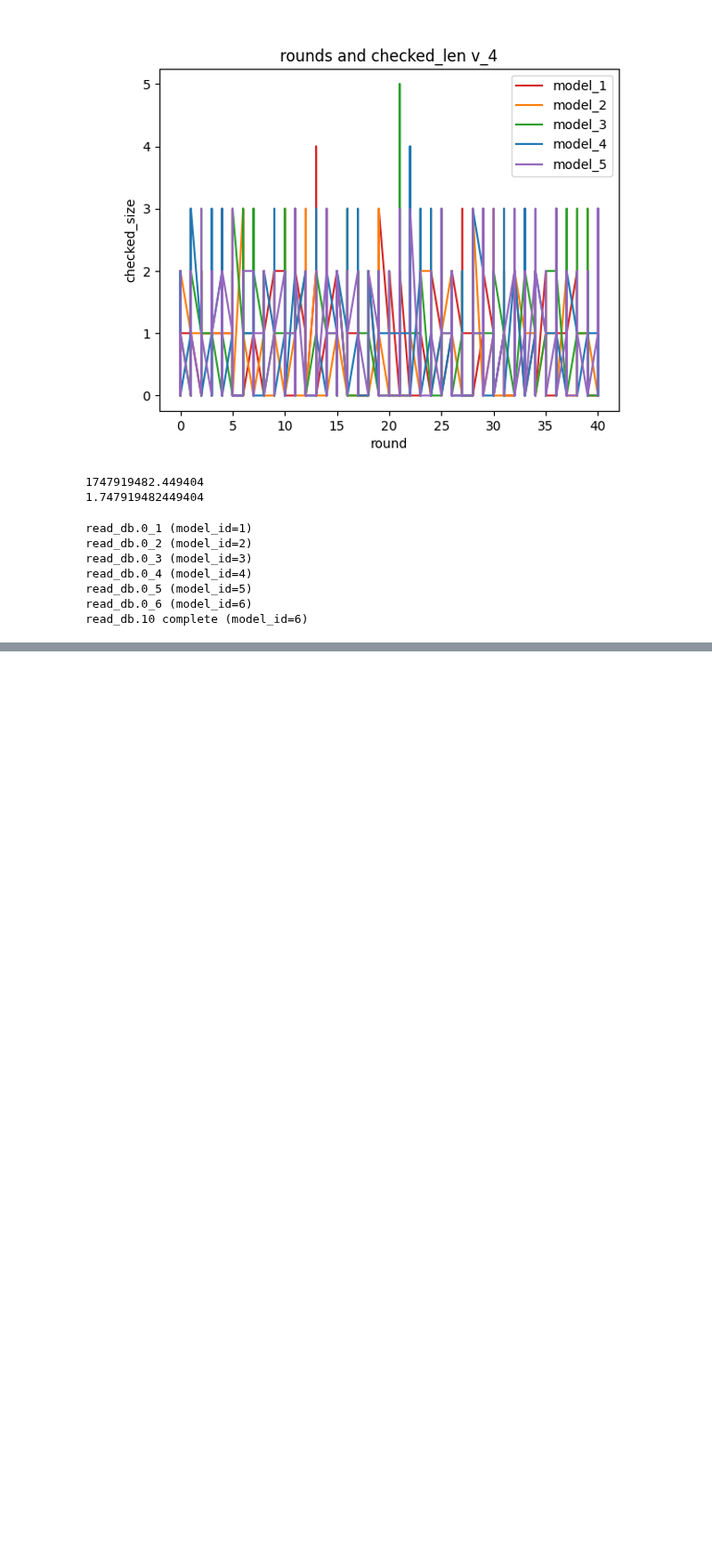
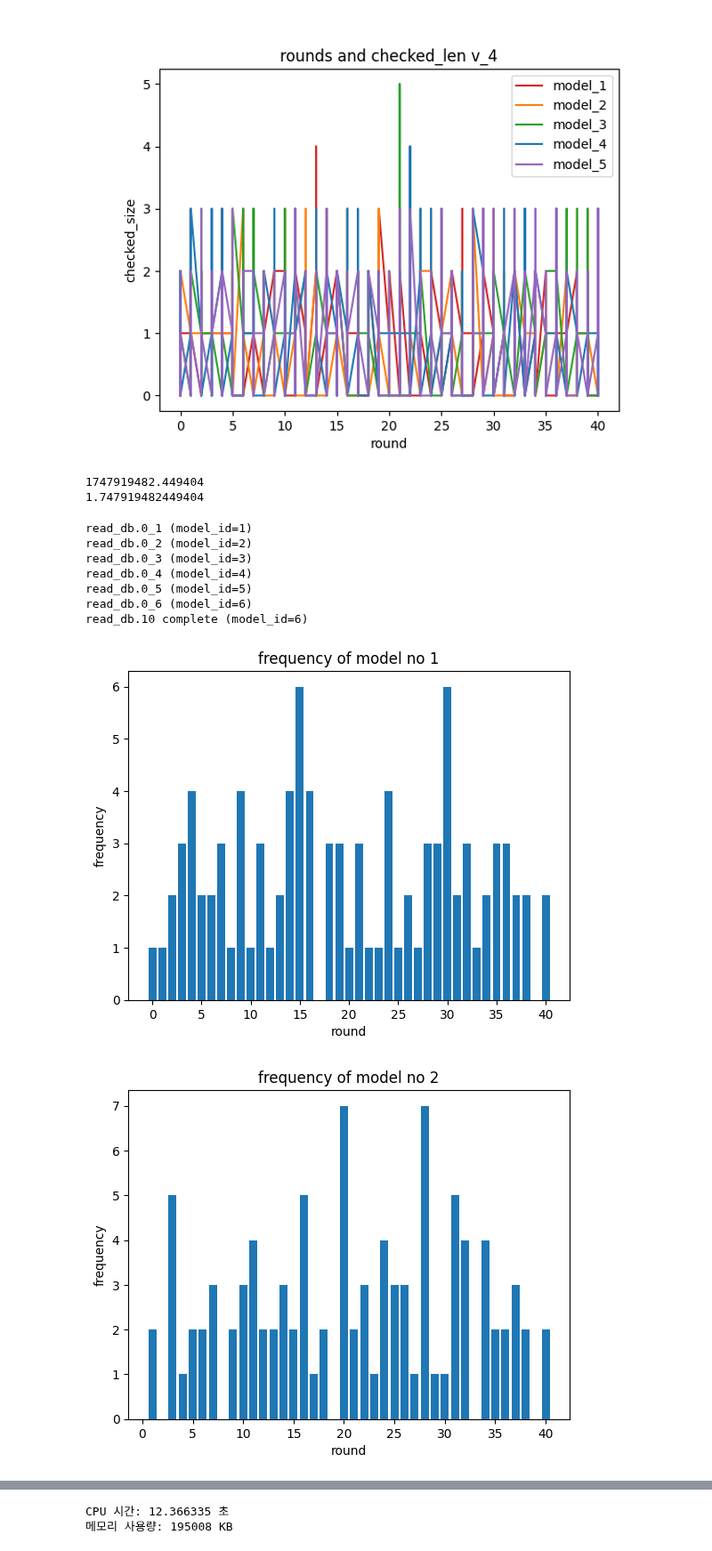
Before and after one commit to swhors/LSTM_Analyze, a Jupyter notebook: sqlite3_example_1.ipynb, the cells around one changed output, grey strips where cells are left out. Shown at 89% size. Cells and saved outputs as stored; diff of their text form; code cells hidden in the pictures; blank space fills up the shorter version.

Commit message:
버그 수정 및 models 직접참조 구조로 변경

```diff
--- a/sqlite3_example_1.ipynb
+++ b/sqlite3_example_1.ipynb
@@ -102,36 +150,17 @@ print(ts)
 # %%
 from lib.db_operate import select_metric, conn_db, close_db
 from datetime import datetime
-#def select_metric(conn, version=-1, model_id=-1, limit=0, verbose=False):
-conn = conn_db("./db/metrics.db")
 model_ids = [1, 2, 3, 4, 5, 6]
-metrics_col = []
-cnt = 1
 test_id = 'P4_4_1'
-for id in model_ids:
-    metric_dict = {'id': id, 'metric': {}}
-    print(f'read_db.0_{cnt} (model_id={id})')
-    cnt += 1
-    metrics = select_metric(conn=conn, test_id=test_id, model_id=id, verbose=False)
-    for metric in metrics:
-        test_id = metric[1]
-        version = metric[2]
-        round = metric[3]
-        matched_len = metric[9]
-        if matched_len >= 3:
-            if round not in metric_dict['metric']:
-                metric_dict['metric'][round] = [version]
-            else:
-                if version not in metric_dict['metric'][round]:
-                    metric_dict['metric'][round].append(version)
-    metrics_col.append(metric_dict)
-close_db(conn)
-print(f'read_db.10 complete (model_id={id})')
+metrics_col = load_data(test_id=test_id, model_ids=model_ids)
+draw_metric(metrics_col=metrics_col)
 # %% [output]
 read_db.0_1 (model_id=1)
 read_db.0_2 (model_id=2)
 read_db.0_3 (model_id=3)
 read_db.0_4 (model_id=4)
 read_db.0_5 (model_id=5)
 read_db.0_6 (model_id=6)
 read_db.10 complete (model_id=6)
+[figure, added]
+[figure, added]
@@ -137,0 +171,2 @@ read_db.10 complete (model_id=6)
+CPU 시간: 12.366335 초
+메모리 사용량: 195008 KB
```
Also changed, not shown: parts of 7 cells of this notebook, 9 other files.
